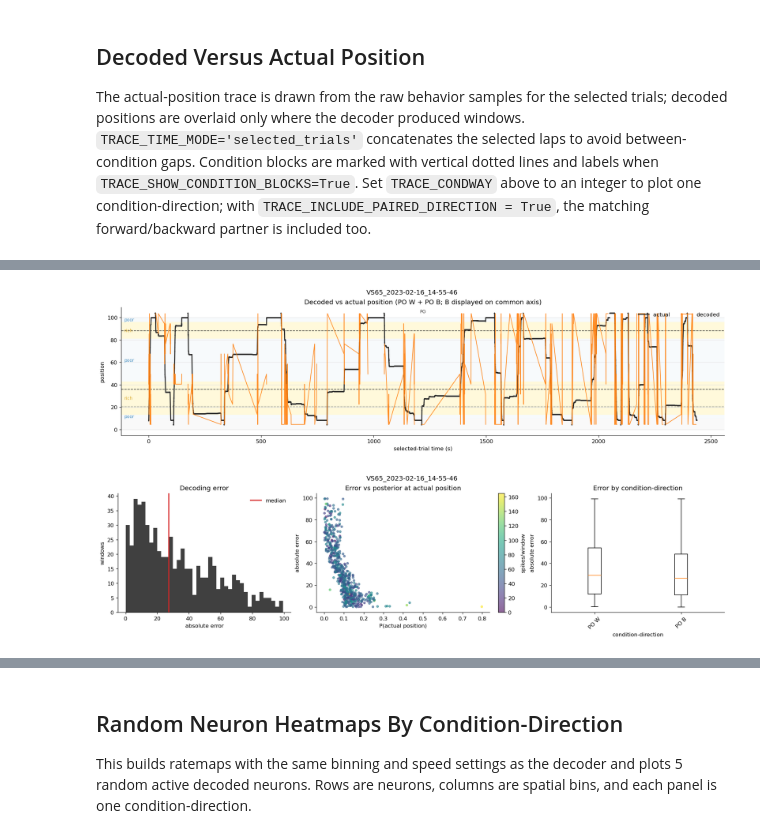
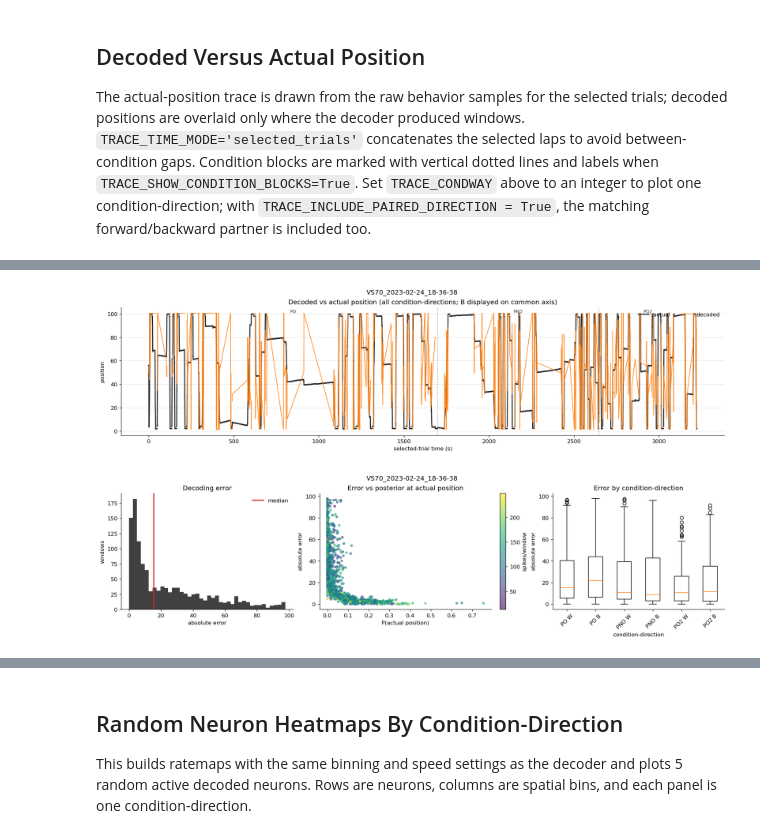
Before and after one commit to tadex909/CA1-cellclass, a Jupyter notebook: notebooks/bayesian_decoding_diagnostics.ipynb, the cells around one changed output, grey strips where cells are left out. Saved outputs shown, nothing was run; the diff lists cells and outputs as text; code cells hidden in the pictures.

```diff
--- a/notebooks/bayesian_decoding_diagnostics.ipynb
+++ b/notebooks/bayesian_decoding_diagnostics.ipynb
@@ -53,34 +53,41 @@ repo_root
 # %% [output]
 WindowsPath('C:/Users/tadse/OneDrive/Documenti/GitHub/CA1-cellclass')
 # %%
+#Mass,  width error and correlation.
+# We need speed threshold, neuron threshold, cell type. Don't group between conditions.
 # Session selection
 INTERIM_ROOT = repo_root / 'data' / 'interim'
-SESSION_ID = ''          # e.g. 'VS100_2024-11-03_14-40-11'; None means random
-MIN_NEURONS = 0           # Only consider sessions with at least this many recorded cells
-RANDOM_SEED = 14
-TRY_RANDOM_SESSIONS = 12    # If a random eligible session has no decodable windows, try another
+SESSION_ID = 'VS70_2023-02-24_18-36-38'          # e.g. 'VS100_2024-11-03_14-40-11'; None means random
+MIN_NEURONS = 10           # Only consider sessions with at least this many recorded cells
+RANDOM_SEED = 17
+TRY_RANDOM_SESSIONS = 13    # If a random eligible session has no decodable windows, try another
 
 # Decoder parameters
 SPIKE_FREQ_HZ = 25_000.0
 BEHAVIOR_FREQ_HZ = 1_000.0
-TAU_S = 0.400
-BIN_SIZE_CM = 9.0
+TAU_S = 0.350
+BIN_SIZE_CM = 3.0
 MIN_SPEED = 2.0            # Set to None to disable speed filtering
 DECODE_GROUPBY = 'condway'  # condway = condition + direction separated; condition/global are controls
-GROUP_CONDITION_FAMILIES = True  # True pools PO/PO2/PO3/PONM and POM/POMB before decoding
-SMOOTH_SIGMA_BINS = 3.5
+GROUP_CONDITION_FAMILIES = False  # True pools PO/PO2/PO3/PONM and POM/POMB before decoding
+SMOOTH_SIGMA_BINS = 3
 XBIN_REM = 0
 MIN_VALID_WINDOW_FRACTION = 0.5
 RATE_FLOOR_HZ = 1e-12
 NORMALIZE_X_TO_100 = True
+TRAIN_ALL_LAPS = True  # True = train on all laps in the same condition-direction; False = leave-one-lap-out
+
+# Cell selection. 'PYR+SMINTER' = all pyramidal cells + interneurons with SM=True in at least one SSI condition.
+CELL_SELECTION_MODE = 'PYR+SMINTER'  # 'all' | 'PYR+SMINTER'
+SSI_PROCESSED_ROOT = repo_root / 'data' / 'processed'
 
 # Set to an integer for a faster draft run on large sessions; None uses all active cells.
 MAX_CELLS = None
 
 # Plot controls
-TRACE_CONDWAY = 1       # None uses all condition-directions; set an int like 1 or 2 for one condway
+TRACE_CONDWAY = None       # None uses all condition-directions; set an int like 1 or 2 for one condway
 TRACE_INCLUDE_PAIRED_DIRECTION = True  # If TRACE_CONDWAY is set, also show the matching W/B partner
-MAX_TRACE_WINDOWS = 600     # None uses all selected decoded windows; paired directions are balanced below
+MAX_TRACE_WINDOWS = None     # None uses all selected decoded windows; paired directions are balanced below
 BEHAVIOR_TRACE_STRIDE = 5    # Plot every nth raw behavior sample for the actual-position trace
 TRACE_TIME_MODE = 'selected_trials'  # 'selected_trials' removes between-condition gaps; 'session' keeps absolute time
 TRACE_TRIAL_GAP_S = 0.0      # Gap between selected trials when TRACE_TIME_MODE='selected_trials'
@@ -591,14 +711,13 @@ else:
 
 x_min = float(np.nanmin(context['xbin_edges_full']))
 x_max = float(np.nanmax(context['xbin_edges_full']))
-flip_backward = should_flip_backward_for_display(behavior_trace_df, TRACE_FLIP_BACKWARD_FOR_DISPLAY)
-behavior_trace_df['plot_position_x'] = behavior_trace_df['position_x']
-trace_df['plot_decoded_x'] = trace_df['decoded_x']
-if flip_backward:
-    b_behavior = behavior_trace_df['direction'] == 'B'
-    b_decoded = trace_df['direction'] == 'B'
-    behavior_trace_df.loc[b_behavior, 'plot_position_x'] = x_min + x_max - behavior_trace_df.loc[b_behavior, 'position_x']
-    trace_df.loc[b_decoded, 'plot_decoded_x'] = x_min + x_max - trace_df.loc[b_decoded, 'decoded_x']
+flip_backward = should_flip_backward_for_context(context, TRACE_FLIP_BACKWARD_FOR_DISPLAY)
+behavior_trace_df['plot_position_x'] = positions_on_common_axis(
+    behavior_trace_df['position_x'], behavior_trace_df['direction'], x_min=x_min, x_max=x_max, flip_backward=flip_backward
+)
+trace_df['plot_decoded_x'] = positions_on_common_axis(
+    trace_df['decoded_x'], trace_df['direction'], x_min=x_min, x_max=x_max, flip_backward=flip_backward
+)
 trace_label = (
     'all condition-directions'
     if TRACE_CONDWAY is None
@@ -690,2 +813,2 @@ plt.show()
-[figure, old version]
+[figure, new version]
-[figure, old version]
+[figure, new version]
```
Also changed, not shown: parts of 14 cells of this notebook, 44 other files.
